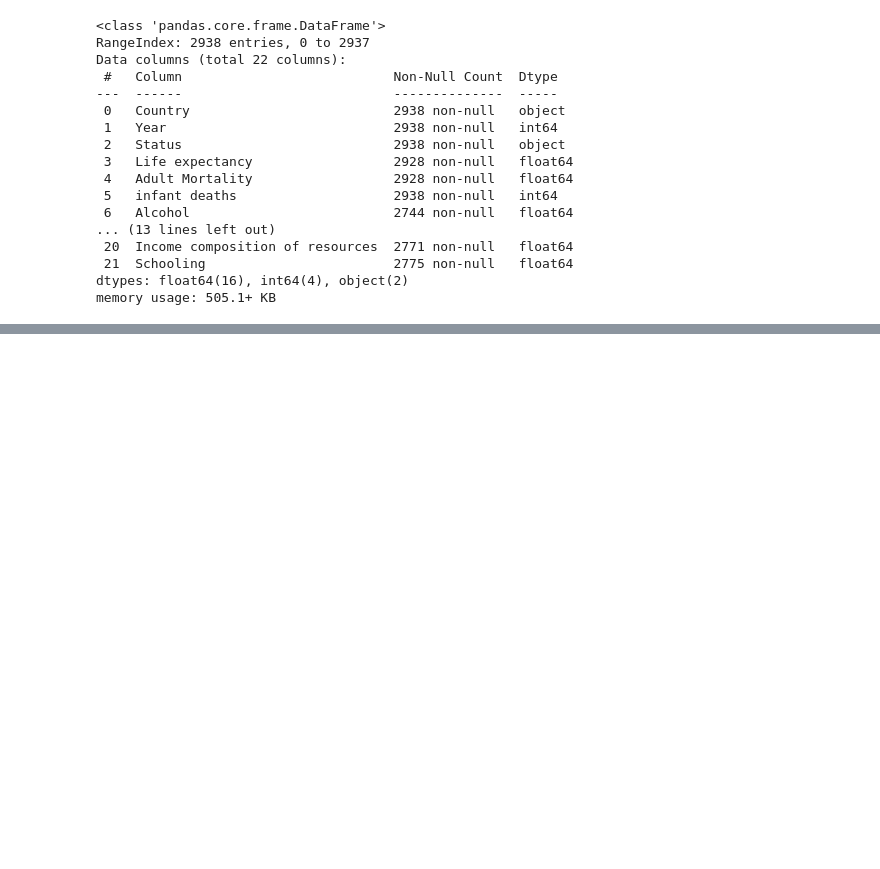
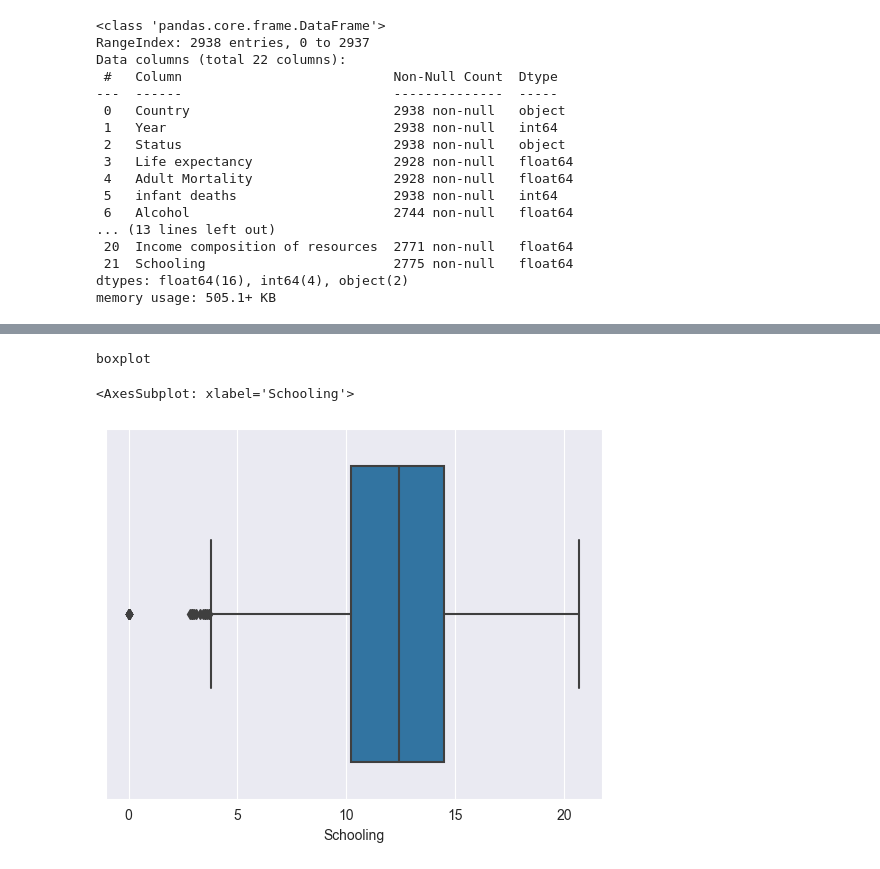
Before and after one commit to PrinceVIS/IADlabsPP32, a Jupyter notebook: Laba3/Laba3.ipynb, the cells around one changed output, grey strips where cells are left out. Cells and saved outputs as stored; diff of their text form; code cells hidden in the pictures; blank space fills up the shorter version.

```diff
--- a/Laba3/Laba3.ipynb
+++ b/Laba3/Laba3.ipynb
@@ -371,0 +130,8 @@ Diphtheria   Середня  0.47949486434158567
+# %%
+print('boxplot')
+dataDropna = data.dropna(subset=['Schooling'])
+sb.boxplot(x = dataDropna['Schooling'])
+# %% [output]
+boxplot
+<AxesSubplot: xlabel='Schooling'>
+[figure, added]
```
Also changed, not shown: parts of 43 cells of this notebook, 1 other file.
